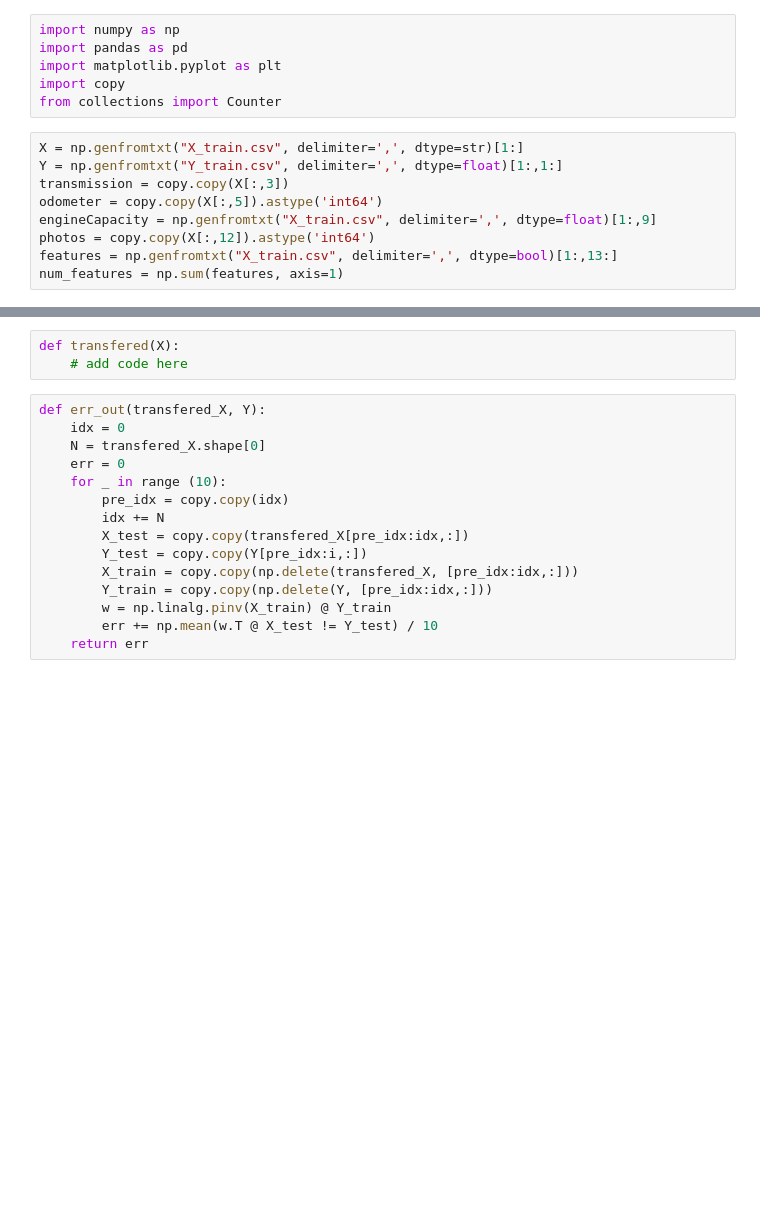
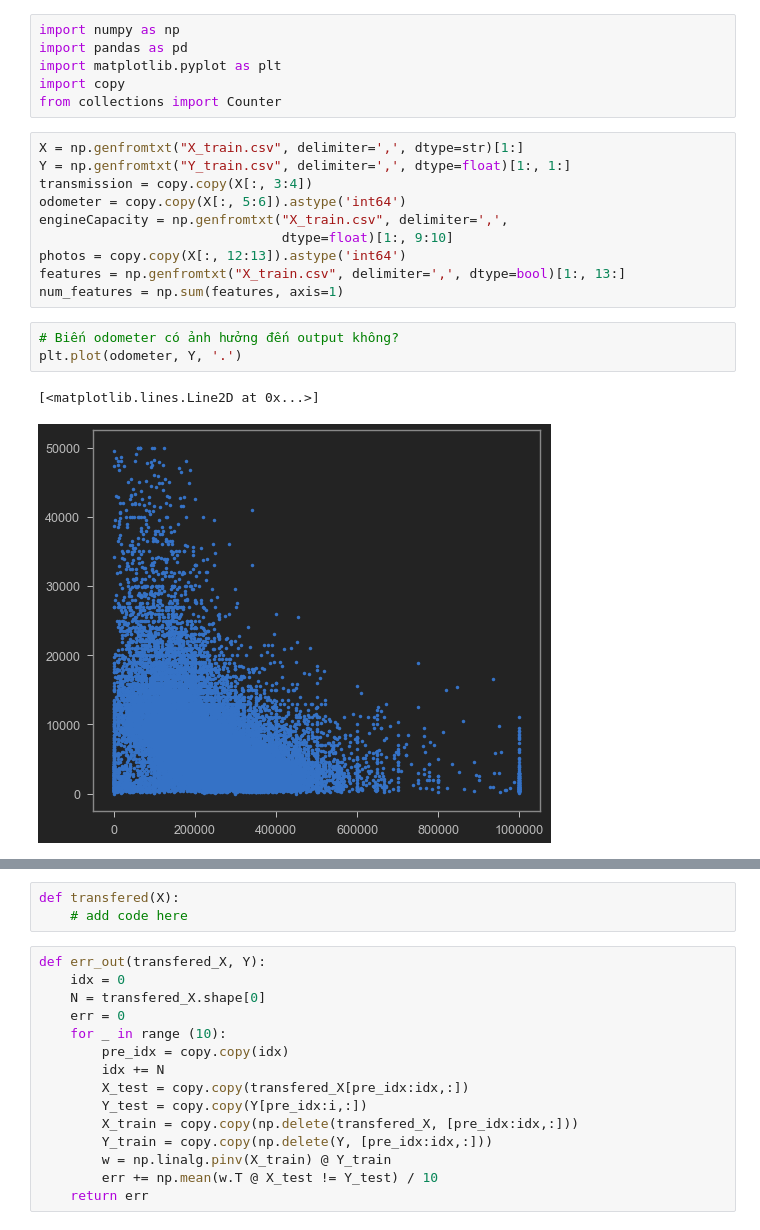
Before and after one commit to mannt-jp/TKMTUD_DACK, a Jupyter notebook: Regression.ipynb, the cells around one changed output, grey strips where cells are left out. Drawn from its saved outputs; the diff is of its cells as text; blank space fills up the shorter version.

```diff
--- a/Regression.ipynb
+++ b/Regression.ipynb
@@ -6,10 +6,17 @@ import copy
 from collections import Counter
 # %%
 X = np.genfromtxt("X_train.csv", delimiter=',', dtype=str)[1:]
-Y = np.genfromtxt("Y_train.csv", delimiter=',', dtype=float)[1:,1:]
-transmission = copy.copy(X[:,3])
-odometer = copy.copy(X[:,5]).astype('int64')
-engineCapacity = np.genfromtxt("X_train.csv", delimiter=',', dtype=float)[1:,9]
-photos = copy.copy(X[:,12]).astype('int64')
-features = np.genfromtxt("X_train.csv", delimiter=',', dtype=bool)[1:,13:]
+Y = np.genfromtxt("Y_train.csv", delimiter=',', dtype=float)[1:, 1:]
+transmission = copy.copy(X[:, 3:4])
+odometer = copy.copy(X[:, 5:6]).astype('int64')
+engineCapacity = np.genfromtxt("X_train.csv", delimiter=',',
+                               dtype=float)[1:, 9:10]
+photos = copy.copy(X[:, 12:13]).astype('int64')
+features = np.genfromtxt("X_train.csv", delimiter=',', dtype=bool)[1:, 13:]
 num_features = np.sum(features, axis=1)
+# %%
+# Biến odometer có ảnh hưởng đến output không?
+plt.plot(odometer, Y, '.')
+# %% [output]
+[<matplotlib.lines.Line2D at 0x...>]
+[figure, added]
```
Also changed, not shown: parts of 3 cells of this notebook.
